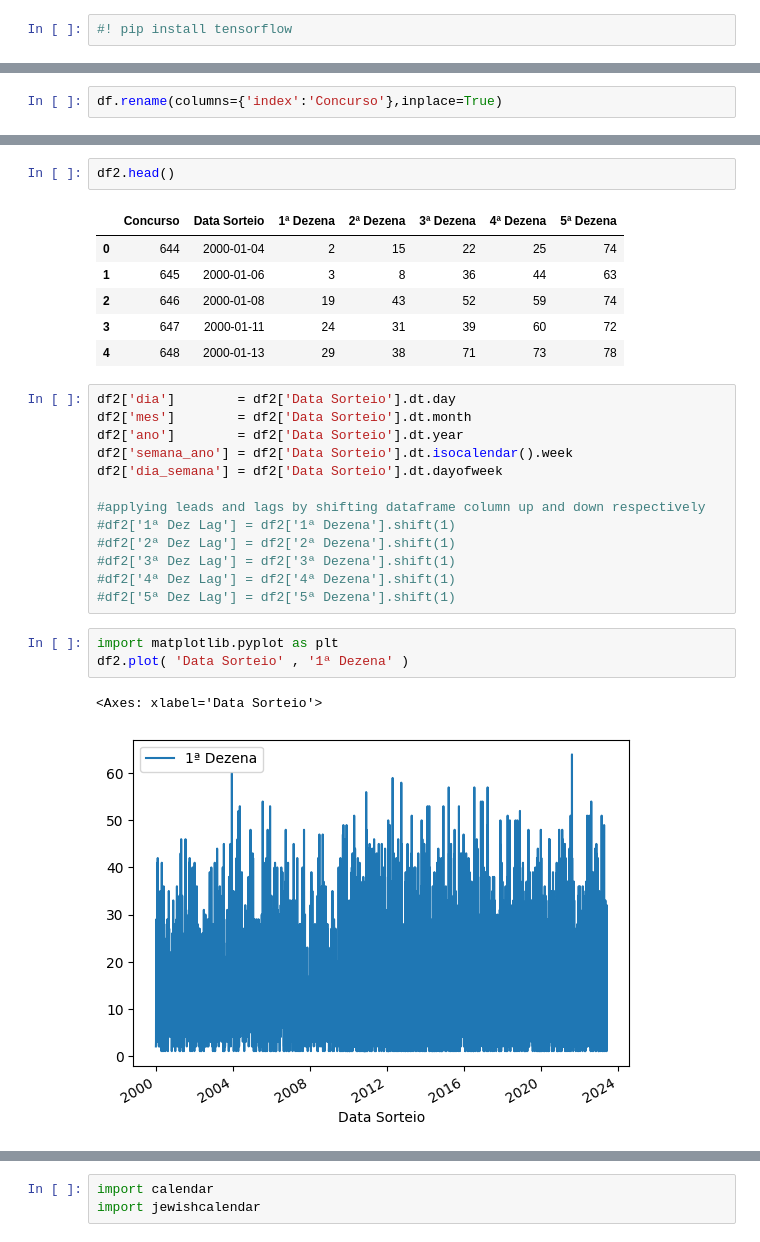
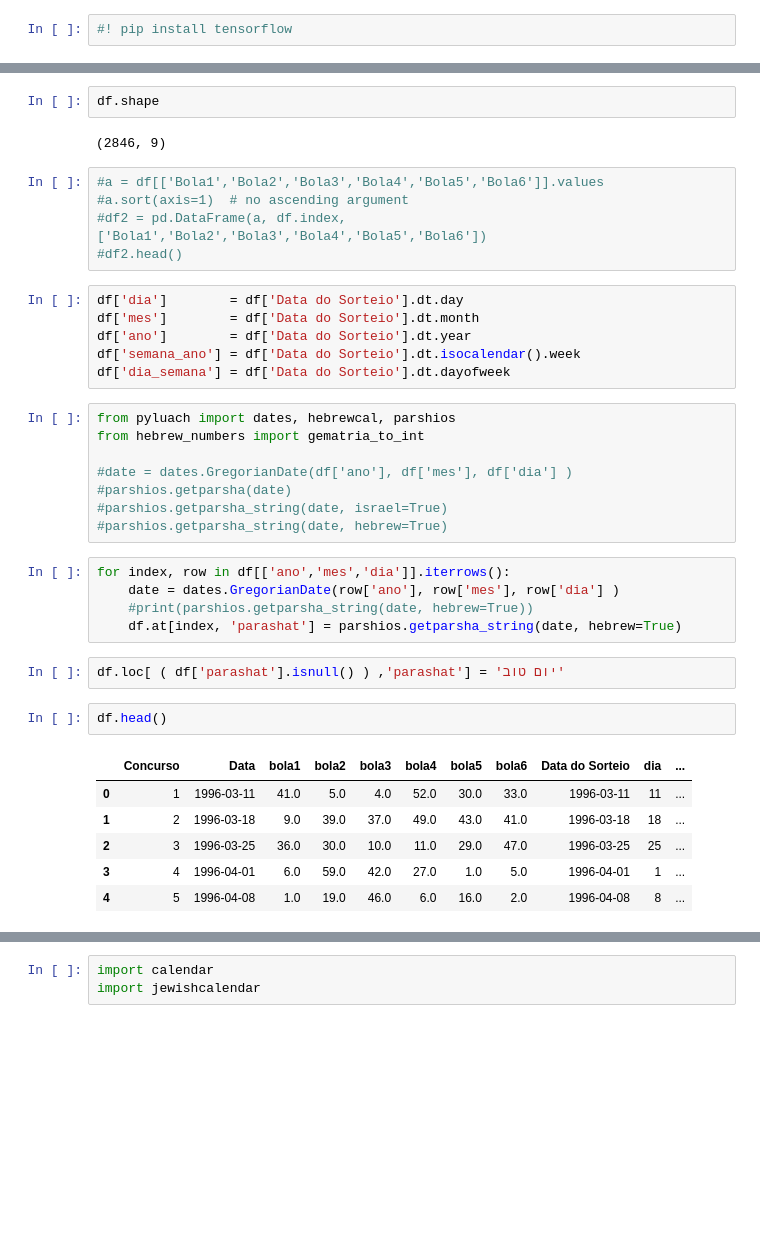
Before and after one commit to patrickfrancoalves/pibmunic, a Jupyter notebook: Loteria/LoteriaCaixa.ipynb, the cells around one changed output, grey strips where cells are left out. Cells and saved outputs as stored; diff of their text form; blank space fills up the shorter version.

```diff
--- a/Loteria/LoteriaCaixa.ipynb
+++ b/Loteria/LoteriaCaixa.ipynb
@@ -65,2 +63,0 @@ df.reset_index(inplace=True)
-# %%
-df.rename(columns={'index':'Concurso'},inplace=True)
@@ -69,28 +77,39 @@ df2 = quina2[['Concurso','Data Sorteio']].merge(df, on='Concurso')
+# %%
+df.shape
+# %% [output]
+(2846, 9)
+# %%
+#a = df[['Bola1','Bola2','Bola3','Bola4','Bola5','Bola6']].values
+#a.sort(axis=1)  # no ascending argument
+#df2 = pd.DataFrame(a, df.index, ['Bola1','Bola2','Bola3','Bola4','Bola5','Bola6'])
+#df2.head()
+# %%
+df['dia']        = df['Data do Sorteio'].dt.day
+df['mes']        = df['Data do Sorteio'].dt.month
+df['ano']        = df['Data do Sorteio'].dt.year
+df['semana_ano'] = df['Data do Sorteio'].dt.isocalendar().week
+df['dia_semana'] = df['Data do Sorteio'].dt.dayofweek
+# %%
+from pyluach import dates, hebrewcal, parshios
+from hebrew_numbers import gematria_to_int
+
+#date = dates.GregorianDate(df['ano'], df['mes'], df['dia'] )
+#parshios.getparsha(date)
+#parshios.getparsha_string(date, israel=True)
+#parshios.getparsha_string(date, hebrew=True)
+# %%
+for index, row in df[['ano','mes','dia']].iterrows():
+    date = dates.GregorianDate(row['ano'], row['mes'], row['dia'] )
+    #print(parshios.getparsha_string(date, hebrew=True))
+    df.at[index, 'parashat'] = parshios.getparsha_string(date, hebrew=True)
+# %%
+df.loc[ ( df['parashat'].isnull() ) ,'parashat'] = 'יום טוב'
 # %%
-df2.head()
+df.head()
 # %% [output]
-|  | Concurso | Data Sorteio | 1ª Dezena | 2ª Dezena | 3ª Dezena | 4ª Dezena | 5ª Dezena |
-| 0 | 644 | 2000-01-04 | 2 | 15 | 22 | 25 | 74 |
-| 1 | 645 | 2000-01-06 | 3 | 8 | 36 | 44 | 63 |
-| 2 | 646 | 2000-01-08 | 19 | 43 | 52 | 59 | 74 |
-| 3 | 647 | 2000-01-11 | 24 | 31 | 39 | 60 | 72 |
-| 4 | 648 | 2000-01-13 | 29 | 38 | 71 | 73 | 78 |
+|  | Concurso | Data | bola1 | bola2 | bola3 | bola4 | bola5 | bola6 | Data do Sorteio | dia | ... |
+| 0 | 1 | 1996-03-11 | 41.0 | 5.0 | 4.0 | 52.0 | 30.0 | 33.0 | 1996-03-11 | 11 | ... |
+| 1 | 2 | 1996-03-18 | 9.0 | 39.0 | 37.0 | 49.0 | 43.0 | 41.0 | 1996-03-18 | 18 | ... |
+| 2 | 3 | 1996-03-25 | 36.0 | 30.0 | 10.0 | 11.0 | 29.0 | 47.0 | 1996-03-25 | 25 | ... |
+| 3 | 4 | 1996-04-01 | 6.0 | 59.0 | 42.0 | 27.0 | 1.0 | 5.0 | 1996-04-01 | 1 | ... |
+| 4 | 5 | 1996-04-08 | 1.0 | 19.0 | 46.0 | 6.0 | 16.0 | 2.0 | 1996-04-08 | 8 | ... |
-# %%
-df2['dia']        = df2['Data Sorteio'].dt.day
-df2['mes']        = df2['Data Sorteio'].dt.month
-df2['ano']        = df2['Data Sorteio'].dt.year
-df2['semana_ano'] = df2['Data Sorteio'].dt.isocalendar().week
-df2['dia_semana'] = df2['Data Sorteio'].dt.dayofweek
-
-#applying leads and lags by shifting dataframe column up and down respectively
-#df2['1ª Dez Lag'] = df2['1ª Dezena'].shift(1)
-#df2['2ª Dez Lag'] = df2['2ª Dezena'].shift(1)
-#df2['3ª Dez Lag'] = df2['3ª Dezena'].shift(1)
-#df2['4ª Dez Lag'] = df2['4ª Dezena'].shift(1)
-#df2['5ª Dez Lag'] = df2['5ª Dezena'].shift(1)
-# %%
-import matplotlib.pyplot as plt
-df2.plot( 'Data Sorteio' , '1ª Dezena' )
-# %% [output]
-<Axes: xlabel='Data Sorteio'>
-[figure, removed]
```
Also changed, not shown: parts of 93 cells of this notebook, 9 other files.
